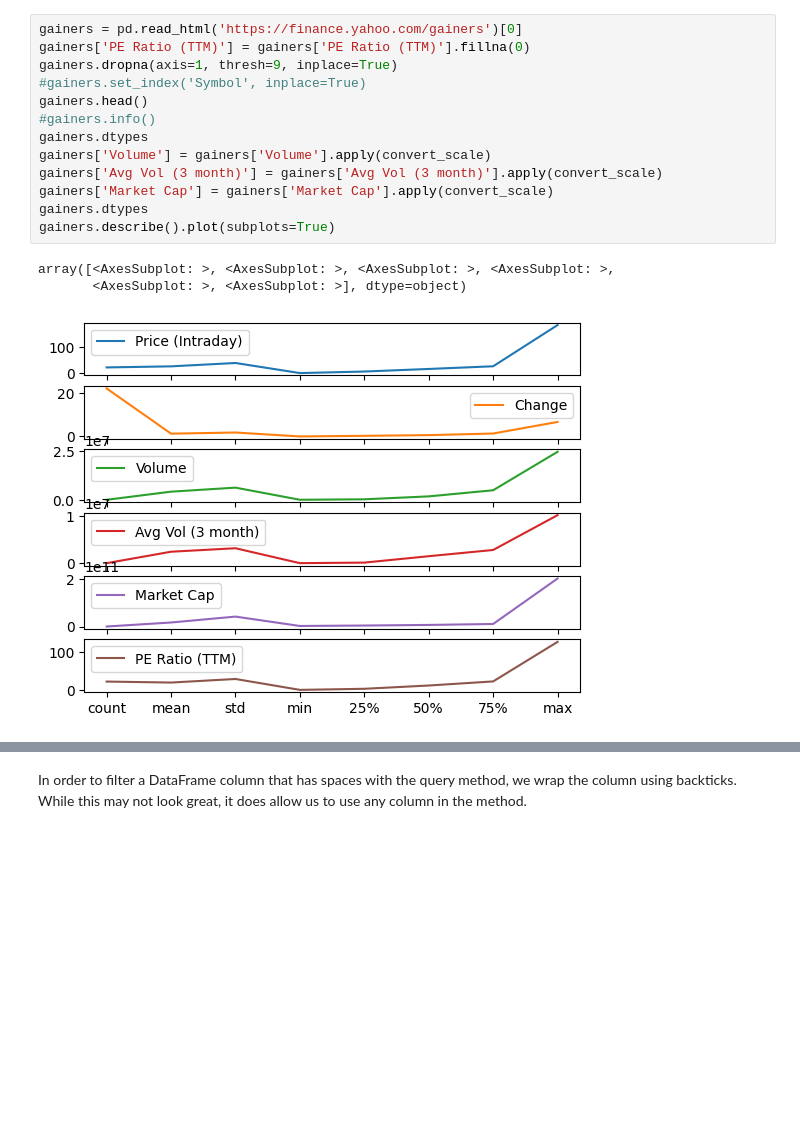
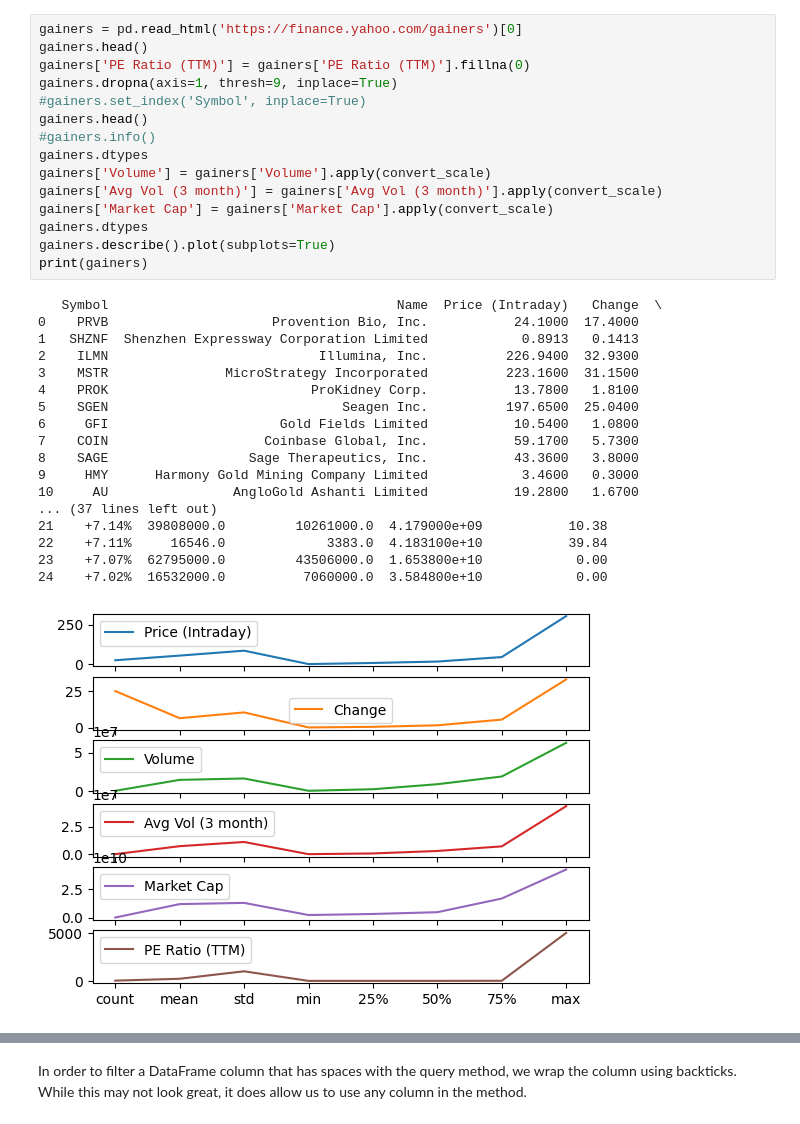
Before and after one commit to pdizdar/stock_price_comparision, a Jupyter notebook: Trending Ticker Analysis.ipynb, the cells around one changed output, grey strips where cells are left out. Drawn from its saved outputs; the diff is of its cells as text; blank space fills up the shorter version.

```diff
--- a/Trending Ticker Analysis.ipynb
+++ b/Trending Ticker Analysis.ipynb
@@ -48,20 +85,37 @@ most_active.head()
 # %%
 gainers = pd.read_html('https://finance.yahoo.com/gainers')[0]
+gainers.head()
 gainers['PE Ratio (TTM)'] = gainers['PE Ratio (TTM)'].fillna(0)
 gainers.dropna(axis=1, thresh=9, inplace=True)
 #gainers.set_index('Symbol', inplace=True)
 gainers.head()
 #gainers.info()
 gainers.dtypes
 gainers['Volume'] = gainers['Volume'].apply(convert_scale)
 gainers['Avg Vol (3 month)'] = gainers['Avg Vol (3 month)'].apply(convert_scale)
 gainers['Market Cap'] = gainers['Market Cap'].apply(convert_scale)
 gainers.dtypes
 gainers.describe().plot(subplots=True)
+print(gainers)
 # %% [output]
-array([<AxesSubplot: >, <AxesSubplot: >, <AxesSubplot: >, <AxesSubplot: >,
-       <AxesSubplot: >, <AxesSubplot: >], dtype=object)
+   Symbol                                     Name  Price (Intraday)   Change  \
+0    PRVB                     Provention Bio, Inc.           24.1000  17.4000
+1   SHZNF  Shenzhen Expressway Corporation Limited            0.8913   0.1413
+2    ILMN                           Illumina, Inc.          226.9400  32.9300
+3    MSTR               MicroStrategy Incorporated          223.1600  31.1500
+4    PROK                          ProKidney Corp.           13.7800   1.8100
+5    SGEN                              Seagen Inc.          197.6500  25.0400
+6     GFI                      Gold Fields Limited           10.5400   1.0800
+7    COIN                    Coinbase Global, Inc.           59.1700   5.7300
+8    SAGE                  Sage Therapeutics, Inc.           43.3600   3.8000
+9     HMY      Harmony Gold Mining Company Limited            3.4600   0.3000
+10     AU                AngloGold Ashanti Limited           19.2800   1.6700
+... (37 lines left out)
+21    +7.14%  39808000.0         10261000.0  4.179000e+09           10.38
+22    +7.11%     16546.0             3383.0  4.183100e+10           39.84
+23    +7.07%  62795000.0         43506000.0  1.653800e+10            0.00
+24    +7.02%  16532000.0          7060000.0  3.584800e+10            0.00
-[figure, old version]
+[figure, new version]
 # %%
 losers = pd.read_html('https://finance.yahoo.com/losers')[0]
 losers['PE Ratio (TTM)'] = losers['PE Ratio (TTM)'].fillna(0)
```
Also changed, not shown: parts of 29 cells of this notebook.
